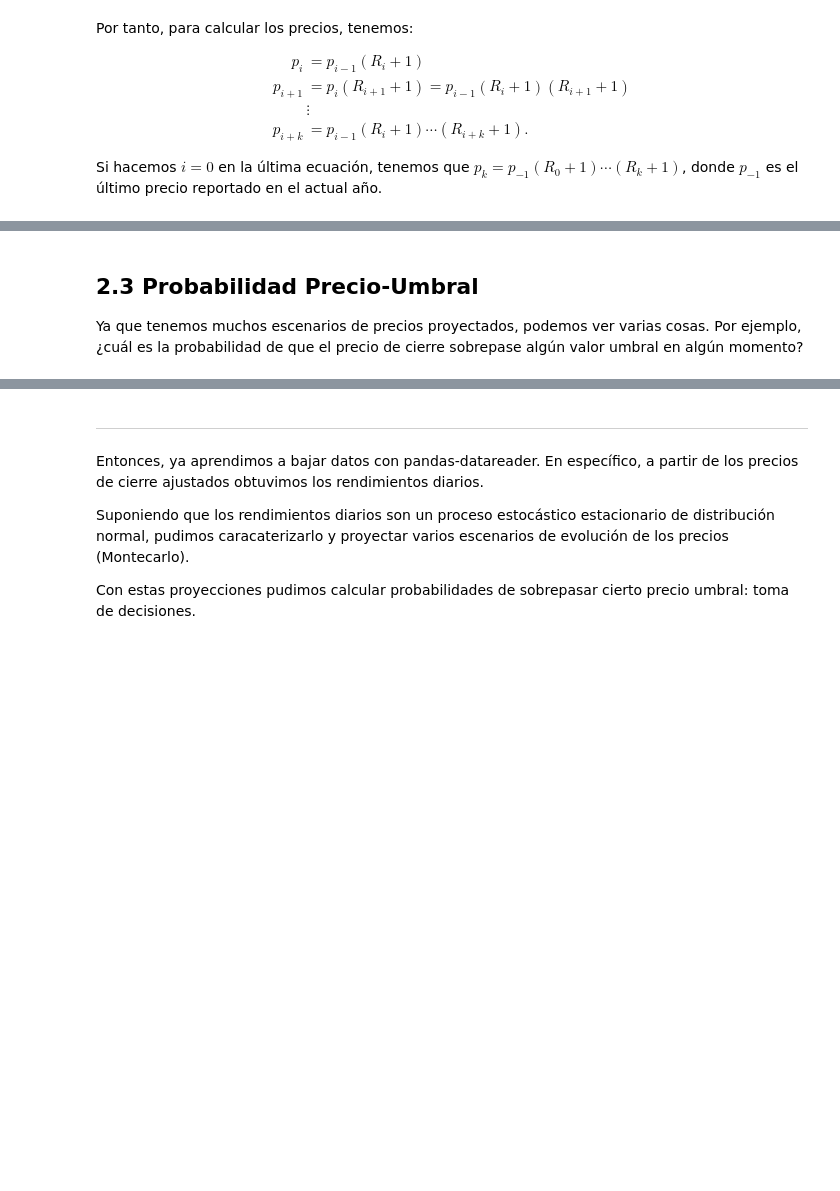
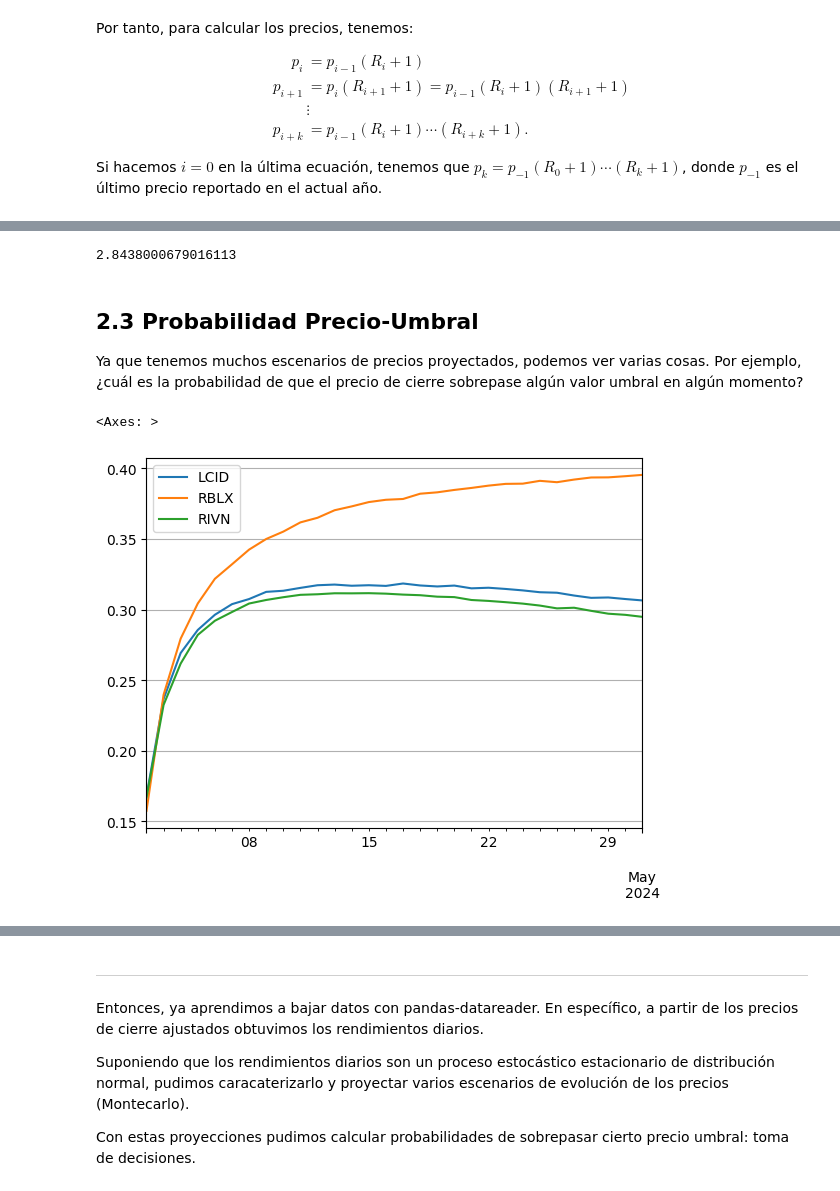
Before and after one commit to ArellanoMCarlos/SimMat_P2024, a Jupyter notebook: Módulo 2 - Montecarlo/Simulación de escenarios futuros.ipynb, the cells around one changed output, grey strips where cells are left out. Saved outputs shown, nothing was run; the diff lists cells and outputs as text; code cells hidden in the pictures; blank space fills up the shorter version.

Commit message:
Probabilidad precio-umbral

```diff
--- a/Módulo 2 - Montecarlo/Simulación de escenarios futuros.ipynb
+++ b/Módulo 2 - Montecarlo/Simulación de escenarios futuros.ipynb
@@ -256,4 +364,32 @@ Si hacemos $i=0$ en la última ecuación, tenemos que $p_{k}=p_{-1}(R_0+1)\cdots
+# %%
+datos['LCID'][-1]
+# %% [output]
+2.8438000679016113
+# %%
+LCID=datos['LCID'][-1]*(R_LCID+1).cumprod()
+RBLX=datos['RBLX'][-1]*(R_RBLX+1).cumprod()
+RIVN=datos['RIVN'][-1]*(R_RIVN+1).cumprod()
 # %% [markdown]
 ## 2.3 Probabilidad Precio-Umbral
 
 Ya que tenemos muchos escenarios de precios proyectados, podemos ver varias cosas. Por ejemplo, ¿cuál es la probabilidad de que el precio de cierre sobrepase algún valor umbral en algún momento?
+# %%
+U_LCID=1.05*datos['LCID'][-1]
+U_RBLX=1.05*datos['RBLX'][-1]
+U_RIVN=1.05*datos['RIVN'][-1]
+# %%
+# Cuántos escenarios superan el umbral
+B_LCID=LCID > U_LCID # Variables de Bernoulli
+B_RBLX=RBLX > U_RBLX
+B_RIVN=RIVN > U_RIVN
+# %%
+P_LCID=B_LCID.mean(axis=1)
+P_RBLX=B_RBLX.mean(axis=1)
+P_RIVN=B_RIVN.mean(axis=1)
+# %%
+P_LCID.plot(grid=True,label='LCID',legend=True)
+P_RBLX.plot(grid=True,label='RBLX',legend=True)
+P_RIVN.plot(grid=True,label='RIVN',legend=True)
+# %% [output]
+<Axes: >
+[figure, added]
```
Also changed, not shown: parts of 16 cells of this notebook, 1 other file.
